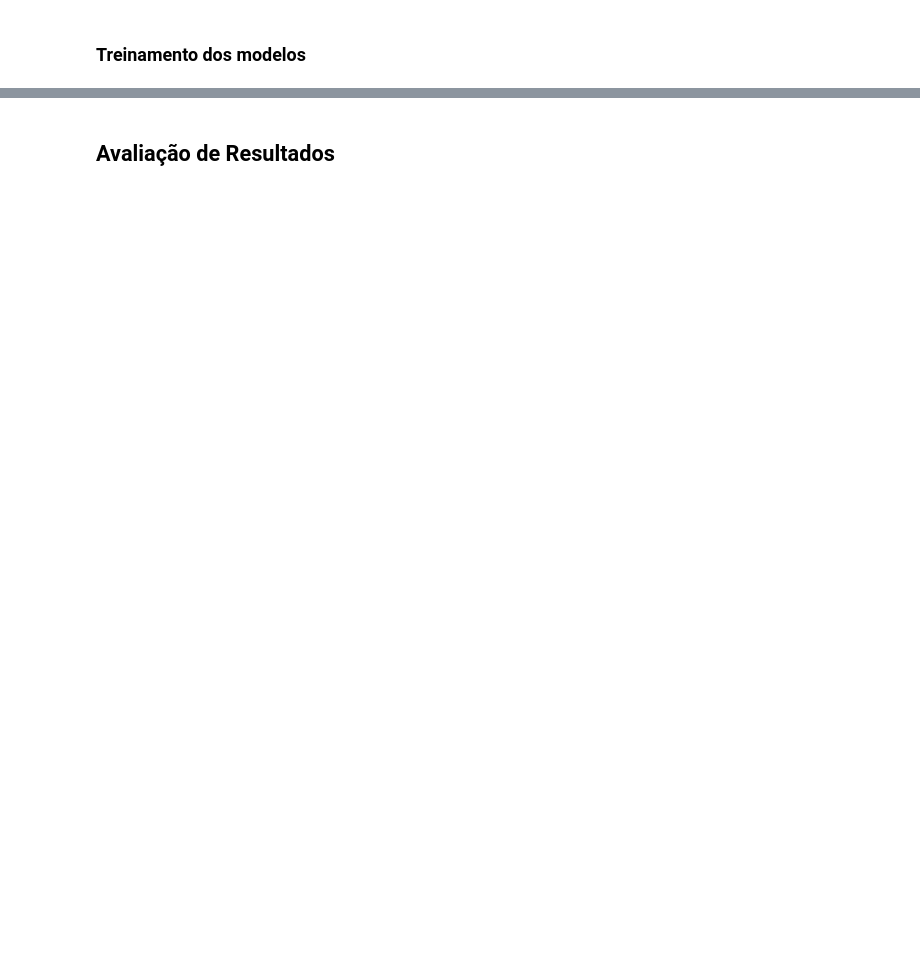
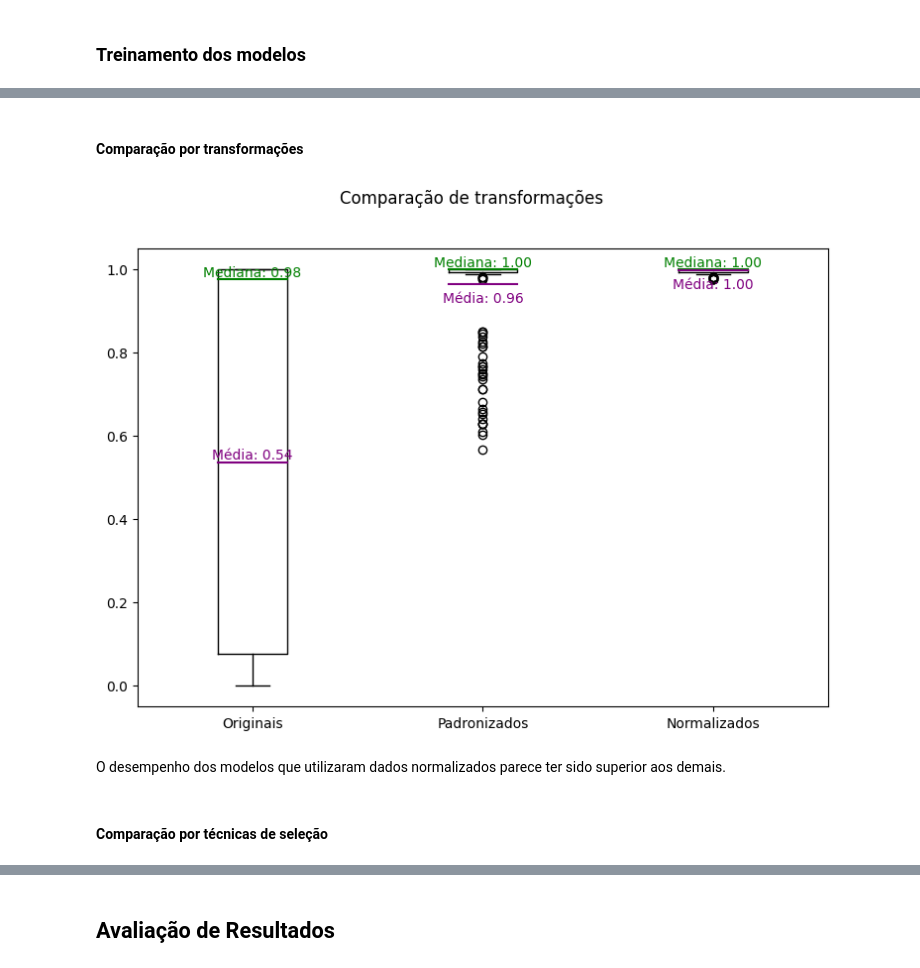
Before and after one commit to lcfdiniz/puc-rio, a Jupyter notebook: bank-customer-churn/bank_customer_churn.ipynb, the cells around one changed output, grey strips where cells are left out. Saved outputs shown, nothing was run; the diff lists cells and outputs as text; code cells hidden in the pictures; blank space fills up the shorter version.

```diff
--- a/bank-customer-churn/bank_customer_churn.ipynb
+++ b/bank-customer-churn/bank_customer_churn.ipynb
@@ -635,3 +634,50 @@ nb-mms-fi: 0.999 (0.002)
 rf-mms-fi: 0.999 (0.002)
 ada-mms-fi: 0.999 (0.002)
 gb-mms-fi: 0.999 (0.002)
+# %% [markdown]
+#### Comparação por transformações
+# %%
+# Filtrando os resultados com o dataset original
+mask = [name for name in names if "ori" in name]
+idx = [names.index(name) for name in mask]
+ori_results = np.concatenate([results[i] for i in idx])
+
+# Filtrando os resultados com o dataset padronizado
+mask = [name for name in names if "std" in name]
+idx = [names.index(name) for name in mask]
+std_results = np.concatenate([results[i] for i in idx])
+
+# Filtrando os resultados com o dataset normalizado
+mask = [name for name in names if "mms" in name]
+idx = [names.index(name) for name in mask]
+mms_results = np.concatenate([results[i] for i in idx])
+# %%
+def plot_comparison(labels, values, category):
+  # Obtendo as médias e medianas de cada categoria
+  means = [np.mean(value) for value in values]
+  medians = [np.median(value) for value in values]
+  # Criando a figura
+  fig = plt.figure(figsize=(3*len(labels),6))
+  fig.suptitle(f"Comparação de {category}")
+  ax = fig.add_subplot(111)
+  plt.boxplot(values, showmeans=True, meanline=True,
+                  medianprops=dict(linestyle='-', linewidth=1.5, color='green'),
+                  meanprops=dict(linestyle='-', linewidth=1.5, color='purple'))
+  ax.set_xticklabels(labels)
+  # Plotando as médias e medianas
+  for i, (mean, median) in enumerate(zip(means, medians)):
+    y_offset = 0
+    if abs(mean - median) < .05:
+        y_offset = .05
+    plt.text(i + 1, median, f'Mediana: {median:.2f}', ha='center', va='bottom', color='green')
+    plt.text(i + 1, mean - y_offset, f'Média: {mean:.2f}', ha='center', va='bottom', color='purple')
+# %%
+labels = ["Originais", "Padronizados", "Normalizados"]
+values = [ori_results, std_results, mms_results]
+plot_comparison(labels, values, "transformações")
+# %% [output]
+[figure, added]
+# %% [markdown]
+O desempenho dos modelos que utilizaram dados normalizados parece ter sido superior aos demais.
+# %% [markdown]
+#### Comparação por técnicas de seleção
```
Also changed, not shown: parts of 13 cells of this notebook.
